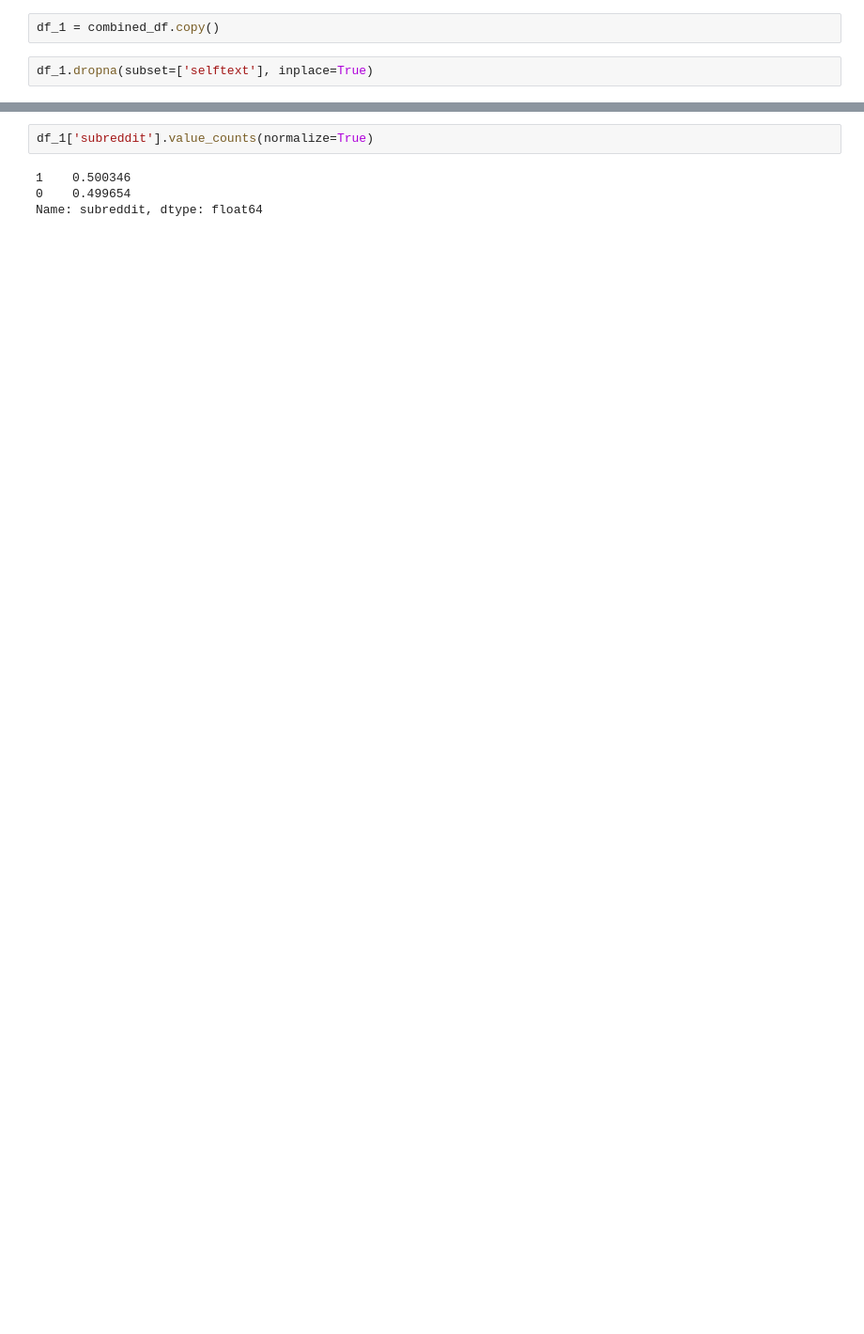
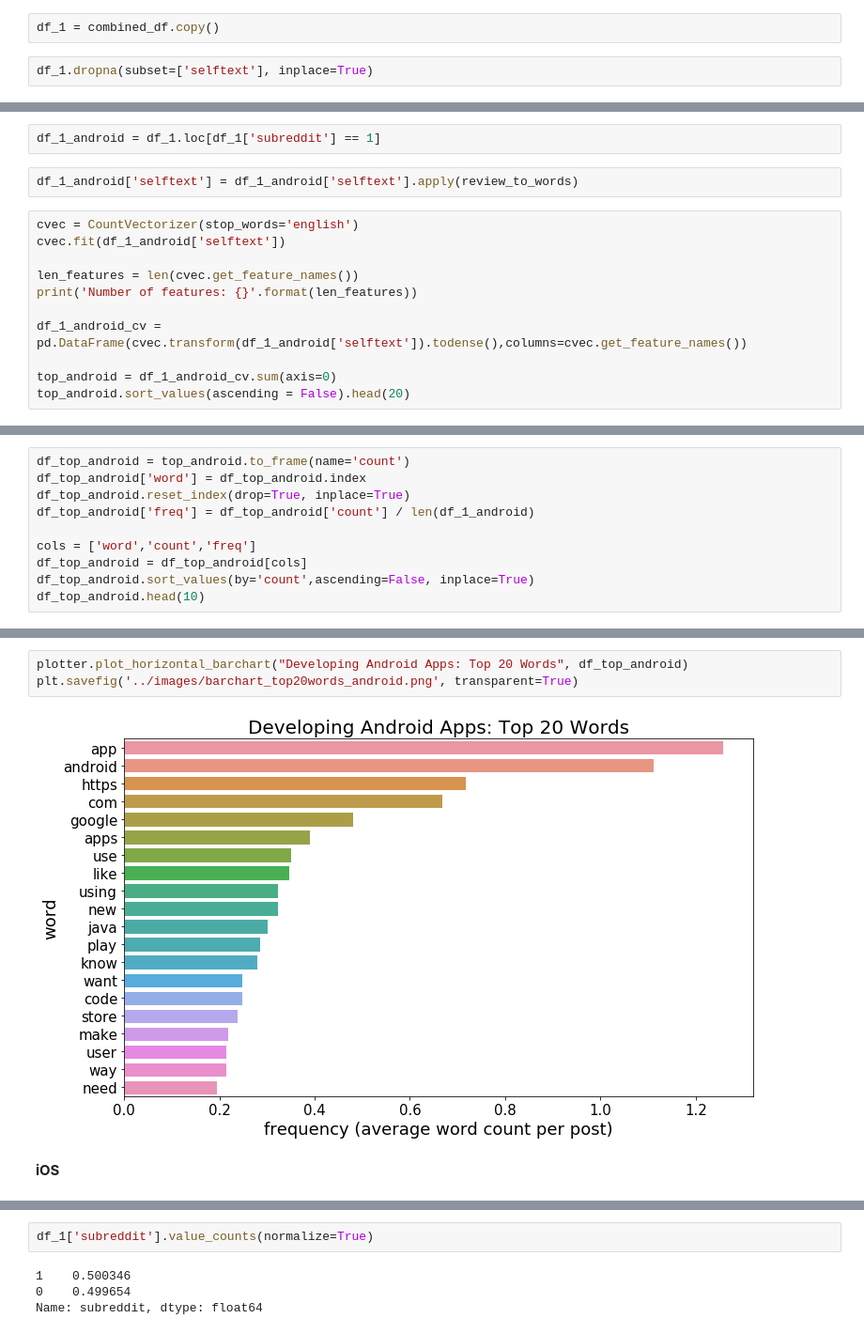
Before and after one commit to ngweiern/ga-dsi-proj-3, a Jupyter notebook: code/02_nlp.ipynb, the cells around one changed output, grey strips where cells are left out. Shown: that part at 94% size. Drawn from its saved outputs; the diff is of its cells as text; blank space fills up the shorter version.

Commit message:
added slides, images, and more code

```diff
--- a/code/02_nlp.ipynb
+++ b/code/02_nlp.ipynb
@@ -109,0 +166,15 @@ df_1.dropna(subset=['selftext'], inplace=True)
+# %%
+df_1_android = df_1.loc[df_1['subreddit'] == 1]
+# %%
+df_1_android['selftext'] = df_1_android['selftext'].apply(review_to_words)
+# %%
+cvec = CountVectorizer(stop_words='english')
+cvec.fit(df_1_android['selftext'])
+
+len_features = len(cvec.get_feature_names())
+print('Number of features: {}'.format(len_features))
+
+df_1_android_cv = pd.DataFrame(cvec.transform(df_1_android['selftext']).todense(),columns=cvec.get_feature_names())
+
+top_android = df_1_android_cv.sum(axis=0)
+top_android.sort_values(ascending = False).head(20)
@@ -109,0 +200,10 @@ df_1.dropna(subset=['selftext'], inplace=True)
+# %%
+df_top_android = top_android.to_frame(name='count')
+df_top_android['word'] = df_top_android.index
+df_top_android.reset_index(drop=True, inplace=True)
+df_top_android['freq'] = df_top_android['count'] / len(df_1_android)
+
+cols = ['word','count','freq']
+df_top_android = df_top_android[cols]
+df_top_android.sort_values(by='count',ascending=False, inplace=True)
+df_top_android.head(10)
@@ -109,0 +222,7 @@ df_1.dropna(subset=['selftext'], inplace=True)
+# %%
+plotter.plot_horizontal_barchart("Developing Android Apps: Top 20 Words", df_top_android)
+plt.savefig('../images/barchart_top20words_android.png', transparent=True)
+# %% [output]
+[figure, added]
+# %% [markdown]
+**iOS**
```
Also changed, not shown: parts of 112 cells of this notebook, 15 other files.
